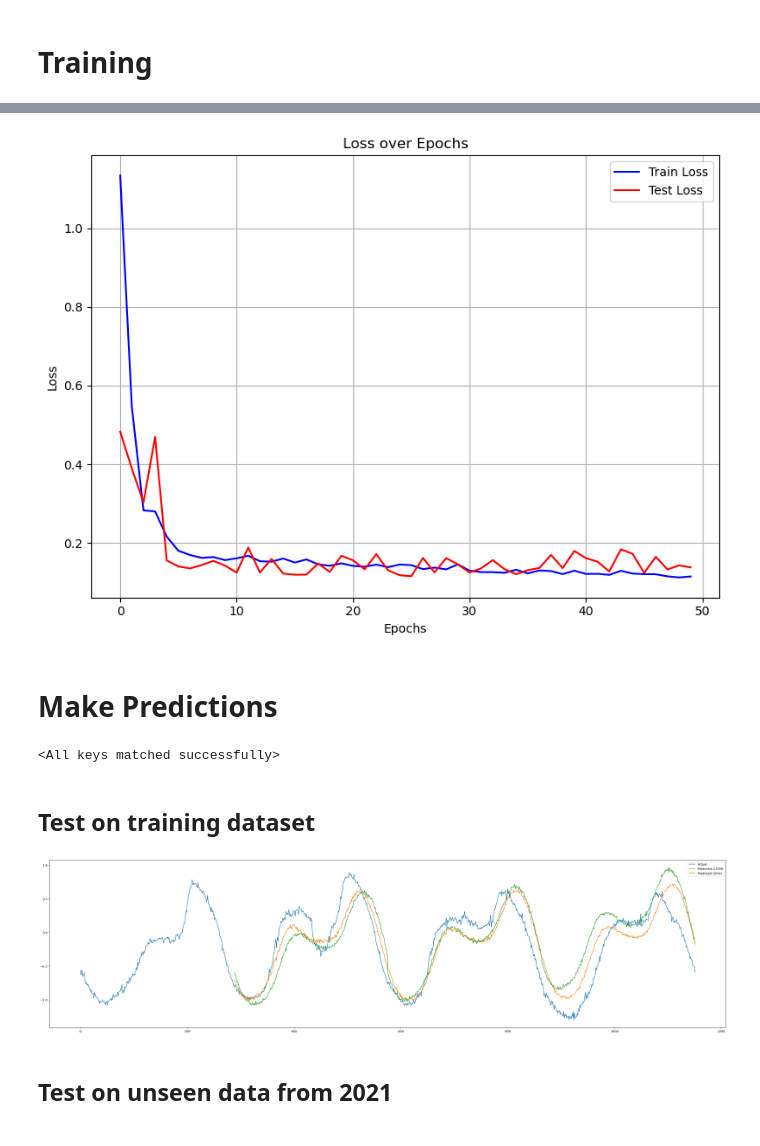
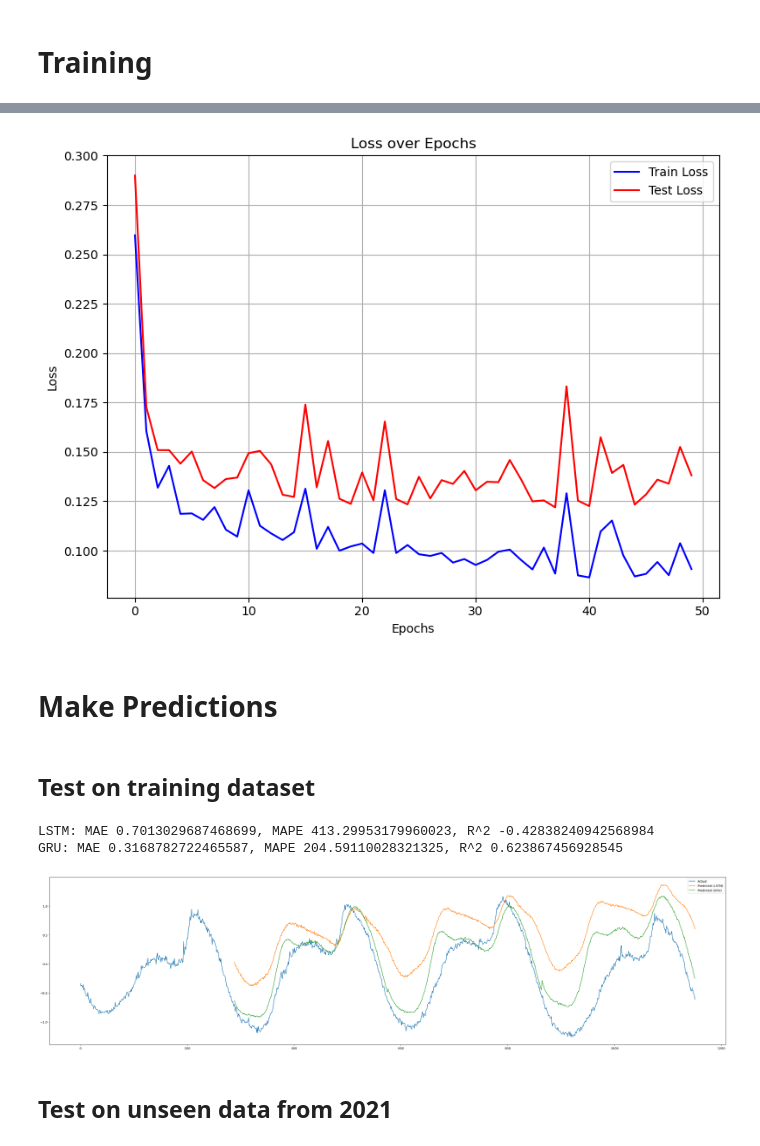
Before and after one commit to Acmaro/NY-electricity-lload-prediction, a Jupyter notebook: RNN/notebook.ipynb, the cells around one changed output, grey strips where cells are left out. Cells and saved outputs as stored; diff of their text form; code cells hidden in the pictures.

```diff
--- a/RNN/notebook.ipynb
+++ b/RNN/notebook.ipynb
@@ -85,6 +87,7 @@ timestamp_transformer = TimestampTransformer()
 df = timestamp_transformer.transform(df)
 imputer = SimpleImputer(strategy='mean')
 df['load'] = imputer.fit_transform(df[['load']])
+df['temp'] = imputer.fit_transform(df[['temp']])
 scaler_temp = StandardScaler()
 scaler_load = StandardScaler()
 df['temp'] = scaler_temp.fit_transform(df[['temp']])
@@ -136,7 +139,7 @@ test_dataset = torch.utils.data.Subset(dataset, range(train_size, len(dataset)))
 # %%
 from torch.utils.data import DataLoader
 
-batch_size = 64
+batch_size = 128
 train_loader = DataLoader(train_dataset, batch_size, shuffle=True, num_workers=8, pin_memory=True)
 test_loader = DataLoader(test_dataset, batch_size, shuffle=False, num_workers=8, pin_memory=True)
 # %% [markdown]
@@ -215,7 +218,9 @@ def evaluate_metrics(real_values, predictions):
     mae = np.mean(np.abs(real_values - predictions))
 
     # Mean Absolute Percentage Error (MAPE)
-    mape = np.mean(np.abs((real_values - predictions) / real_values)) * 100
+    epsilon = 1e-6
+    mape = np.mean(np.abs((real_values - predictions) / (real_values + epsilon))) * 100
+
 
     # R-squared
     ss_res = np.sum((real_values - predictions) ** 2)
@@ -246,7 +251,7 @@ def model_evaluation(model, criterion, data_loader, device='cpu'):
 
     return loss_mean
 
-def training_loop(n_epochs, optimizer, model, criterion, train_loader, test_loader, verbose=False, device='cpu', save_model=None, save_as='model.pt'):
+def training_loop(n_epochs, optimizer, model, criterion, train_loader, test_loader, verbose=False, scheduler=None, device='cpu', save_model=None, save_as='model.pt'):
     '''
     Set `verbose=True` to see scores for each epoch. If cuda is available, set `device='cuda'`.
 
@@ -265,7 +270,7 @@ def training_loop(n_epochs, optimizer, model, criterion, train_loader, test_load
             x_batch = x_batch.to(device)
             y_batch = y_batch.to(device)
 
-            optimizer.zero_grad()
+            optimizer.zero_grad(set_to_none=True)
             with autocast(device_type='cuda', dtype=torch.float16):
                 outputs = model(x_batch)
                 loss = criterion(outputs, y_batch)
@@ -273,6 +278,9 @@ def training_loop(n_epochs, optimizer, model, criterion, train_loader, test_load
             scaler.scale(loss).backward()
             scaler.step(optimizer)
             scaler.update()
+
+        if scheduler != None:
+            scheduler.step() # update learning rate
 
         train_loss = model_evaluation(model, criterion, train_loader, device=device)
         test_loss = model_evaluation(model, criterion, test_loader, device=device)
@@ -292,6 +300,8 @@ def training_loop(n_epochs, optimizer, model, criterion, train_loader, test_load
 
         if ((n + 1) % 10 == 0) or verbose:
             print(f'Epoch {n + 1}/{n_epochs}: Training loss {train_loss:.4f}, Validation Loss {test_loss:.4f}')
+            if scheduler != None:
+                print(f"Current learning rate is {scheduler.get_last_lr()[0]}")
             print('----------------------------------------------------------')
 
     return train_losses, test_losses
@@ -318,10 +328,13 @@ num_layers = 2
 num_epochs = 50
 drop_rate = 0.3
 lr_rate = 1e-4
+weight_decay = 0
+scheduler = None
 
 lstm_model = SimpleLSTM(num_features, output_size, hidden_size, num_layers, drop_rate=drop_rate).to('cuda')
 criterion = nn.MSELoss()
-optimizer = torch.optim.Adam(lstm_model.parameters(), lr=lr_rate)
+optimizer = torch.optim.Adam(lstm_model.parameters(), lr=lr_rate, weight_decay=weight_decay, fused=True)
+# scheduler = StepLR(optimizer, step_size=30, gamma=0.1)
 
 train_losses, val_losses = training_loop(
     num_epochs,
@@ -331,8 +344,9 @@ train_losses, val_losses = training_loop(
     train_loader,
     test_loader,
     verbose=True,
+    scheduler=scheduler,
     device='cuda',
-    save_model='best',
+    save_model='last',
     save_as='LSTM.pt'
 )
 plot_metrics(train_losses, val_losses, 'Loss')
@@ -358,7 +372,8 @@ Epoch 50/50: Training loss 0.1182, Validation Loss 0.1268
 # %%
 gru_model = SimpleGRU(num_features, output_size, hidden_size, num_layers).to('cuda')
 criterion = nn.MSELoss()
-optimizer = torch.optim.Adam(gru_model.parameters(), lr=lr_rate)
+optimizer = torch.optim.Adam(gru_model.parameters(), lr=lr_rate, weight_decay=weight_decay, fused=True)
+# scheduler = StepLR(optimizer, step_size=30, gamma=0.1)
 
 train_losses, val_losses = training_loop(
     num_epochs,
@@ -368,8 +383,9 @@ train_losses, val_losses = training_loop(
     train_loader,
     test_loader,
     verbose=True,
+    scheduler=scheduler,
     device='cuda',
-    save_model='best',
+    save_model='last',
     save_as='GRU.pt'
 )
 plot_metrics(train_losses, val_losses, 'Loss')
@@ -393,5 +409,5 @@ Epoch 50/50: Training loss 0.1150, Validation Loss 0.1380
 ----------------------------------------------------------
-[figure, old version]
+[figure, new version]
 # %% [markdown]
 # Make Predictions
 # %%
@@ -467,15 +529,13 @@ def make_predictions(model, initial_data, future_data, pred_len, device='cuda'):
 # %%
 # Load saved models
 
-lstm_model = SimpleLSTM(7, 288, 64, 2).to('cuda')
-lstm_model.load_state_dict(torch.load('LSTM.pt', weights_only=True))
+# lstm_model = SimpleLSTM(num_features, output_size, hidden_size, num_layers).to('cuda')
+# lstm_model.load_state_dict(torch.load('LSTM.pt', weights_only=True))
 # lstm_model.eval()
 
-gru_model = SimpleGRU(7, 288, 64, 2).to('cuda')
-gru_model.load_state_dict(torch.load('GRU.pt', weights_only=True))
+# gru_model = SimpleGRU(num_features, output_size, hidden_size, num_layers).to('cuda')
+# gru_model.load_state_dict(torch.load('GRU.pt', weights_only=True))
 # gru_model.eval()
-# %% [output]
-<All keys matched successfully>
 # %% [markdown]
 ## Test on training dataset
 # %%
@@ -492,6 +552,11 @@ import matplotlib.pyplot as plt
 initial = df.iloc[:288]['load'].values
 future = df.iloc[288:4*288]['load'].values
 actual = np.concatenate([initial, future])
+
+lstm_scores = evaluate_metrics(future, predictions_lstm)
+print(f'LSTM: MAE {lstm_scores[0]}, MAPE {lstm_scores[1]}, R^2 {lstm_scores[2]}')
+gru_scores = evaluate_metrics(future, predictions_gru)
+print(f'GRU: MAE {gru_scores[0]}, MAPE {gru_scores[1]}, R^2 {gru_scores[2]}')
 
 plt.figure(figsize=(40,10))
 plt.plot(actual, label='Actual')
@@ -501,7 +566,9 @@ plt.plot([None]*288 + predictions_gru, label='Predicted (GRU)')
 plt.legend()
 plt.show()
 # %% [output]
+LSTM: MAE 0.7013029687468699, MAPE 413.29953179960023, R^2 -0.42838240942568984
+GRU: MAE 0.3168782722465587, MAPE 204.59110028321325, R^2 0.623867456928545
-[figure, old version]
+[figure, new version]
 # %% [markdown]
 ## Test on unseen data from 2021
 # %%
```
Also changed, not shown: parts of 9 cells of this notebook, 1 other file.
